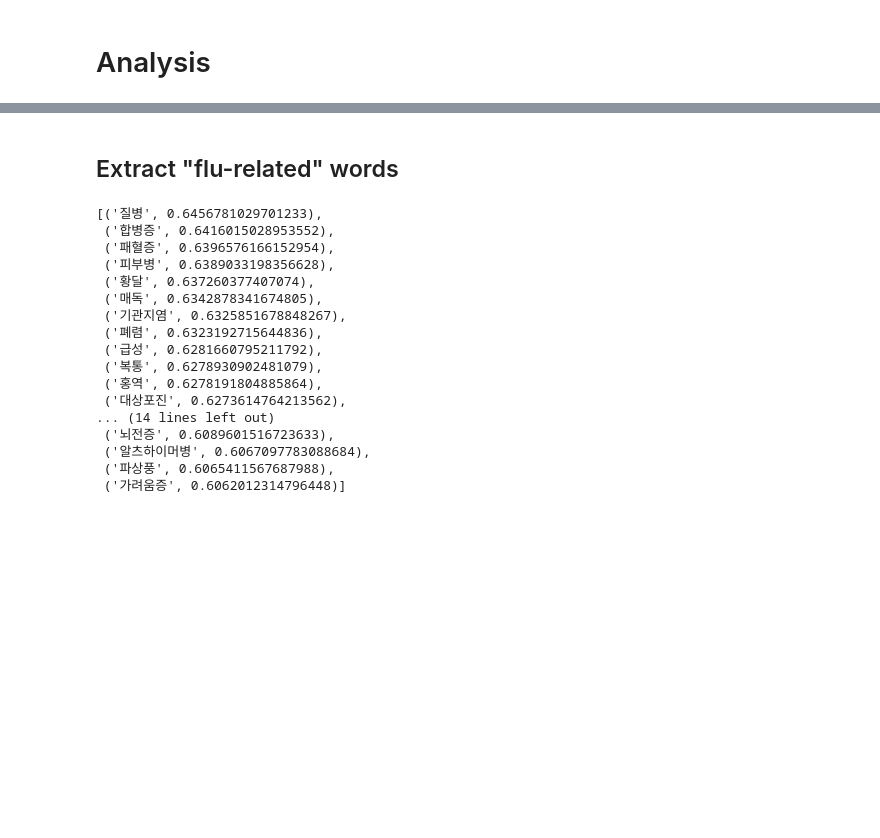
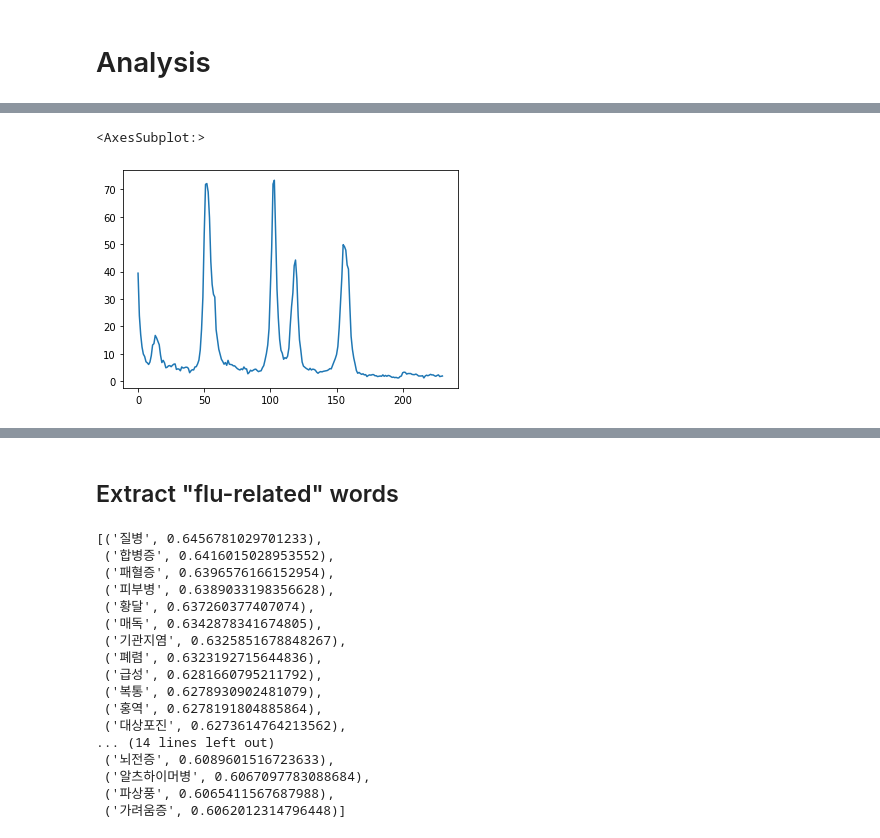
Before and after one commit to Kim-inhwan/multi-encoding-based-influenza-forecasting, a Jupyter notebook: analysis.ipynb, the cells around one changed output, grey strips where cells are left out. Drawn from its saved outputs; the diff is of its cells as text; code cells hidden in the pictures; blank space fills up the shorter version.

```diff
--- a/analysis.ipynb
+++ b/analysis.ipynb
@@ -1,2 +1,8 @@
 # %% [markdown]
 # Analysis
+# %%
+from tqdm import tqdm
+import pandas as pd
+
+flu_rate = pd.read_csv('./data/170102_210531_influenza.csv')
+word_trends = pd.read_csv('./data/독감+증상_word_trends.csv')
@@ -2,0 +277,5 @@
+# %%
+flu_rate['ratio'].plot()
+# %% [output]
+<AxesSubplot:>
+[figure, added]
```
Also changed, not shown: parts of 8 cells of this notebook, 1 other file.
